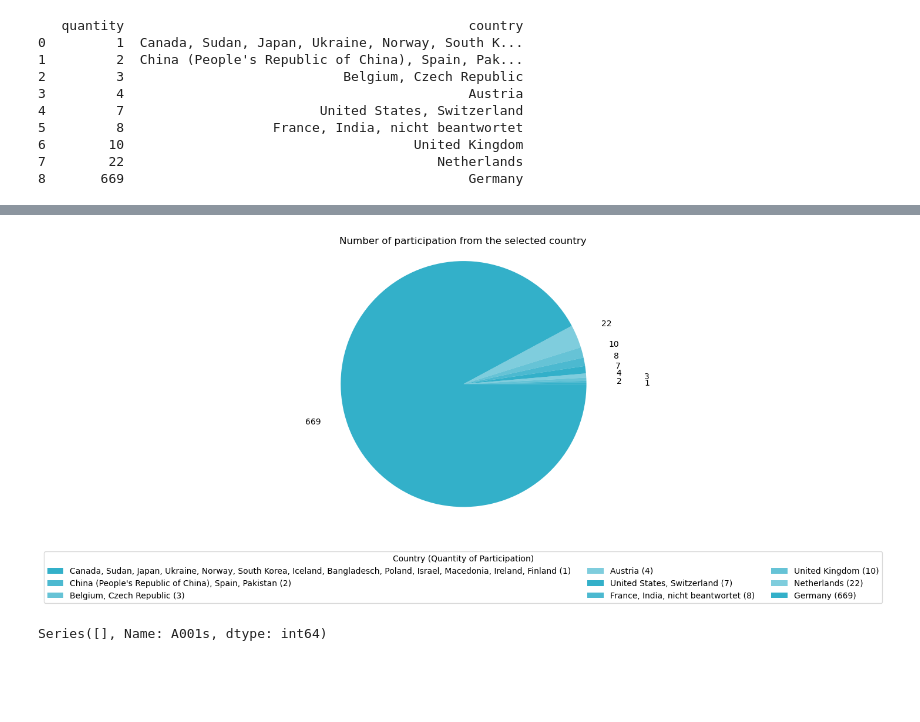
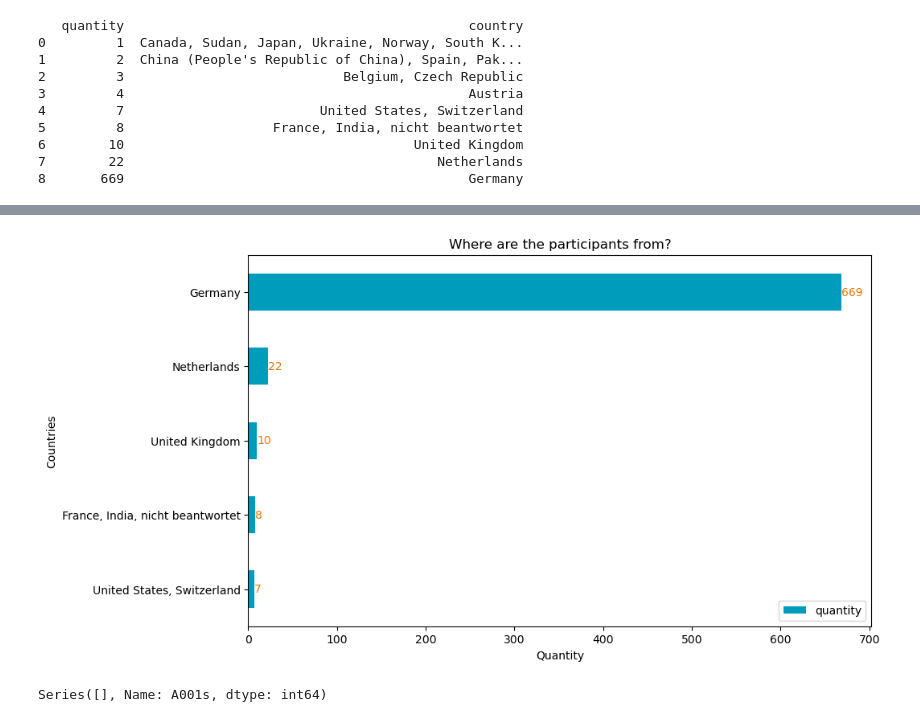
Before and after one commit to DanielaACUB/2022.2023_Data_Librarian_Daniela_Hausen, a Jupyter notebook: Modul_6/General Information - Auswertung der Community-Umfrage von NFDI4Chem (2023).ipynb, the cells around one changed output, grey strips where cells are left out. Saved outputs shown, nothing was run; the diff lists cells and outputs as text; code cells hidden in the pictures; blank space fills up the shorter version.

```diff
--- a/Modul_6/General Information - Auswertung der Community-Umfrage von NFDI4Chem (2023).ipynb
+++ b/Modul_6/General Information - Auswertung der Community-Umfrage von NFDI4Chem (2023).ipynb
@@ -435,38 +337,28 @@ plt.show()
-# %%
-# Tortendiagramm erstellen
-plt.figure(figsize=(8, 6))
-wedges, _, _ = plt.pie(grouped_df_A001['quantity'], colors=colorp,autopct='')
-
-# Beschriftung außerhalb des Kreises
-for i, (wedge, _) in enumerate(zip(wedges, _)):
-    angle = (wedge.theta2 - wedge.theta1) / 2.0 + wedge.theta1
-    radius = 1.15 * wedge.r
-    x = radius * np.cos(np.deg2rad(angle))
-    y = radius * np.sin(np.deg2rad(angle))
-
-    # Passe die Position der Werte mit den Indizes 0 und 2 an
-    if i in [0, 2]:
-        distance = 0.3
-    else:
-        distance = 0.1
-
-    dx = distance * radius * np.cos(np.deg2rad(angle))
-    dy = distance * radius * np.sin(np.deg2rad(angle))
-
-# Beschriftung außerhalb des Tortendiagramms
-    plt.annotate(str(grouped_df_A001['quantity'][i]), xy=(x, y), xytext=(x + dx, y + dy), ha='center', va='center')
-
-# Legende für die Beschriftungen unterhalb des Tortendiagramms
-legend_labels = [f"{country} ({quantity})" for country, quantity in zip(grouped_df_A001['country'], grouped_df_A001['quantity'])]
-plt.legend(legend_labels, title='Country (Quantity of Participation)', loc='upper center', bbox_to_anchor=(0.5, -0.1), ncol=3)
-
-plt.title('Number of participation from the selected country')
-plt.axis('equal')
-
-# Diagramm zeigen
-plt.show()
-# %% [output]
-[figure, removed]
+# %%
+# Zeilen mit einer Quantity von über 4 filtern
+grouped_df_A001_filter = grouped_df_A001[grouped_df_A001['quantity'] > 4]
+
+fig, ax = plt.subplots(figsize=(10, 6))  # Hier kannst du die Größe des Diagramms anpassen
+
+# Spalte "country" als Index setzen
+grouped_df_A001_filter.set_index('country', inplace=True)
+
+# Daten als horizontales Balkendiagramm plotten
+bars_A001 = grouped_df_A001_filter.plot.barh(ax=ax, color=petrol_rgb)
+
+# absoluten Werte in die Balken einfügen
+for bar in bars_A001.patches:
+    ax.text(bar.get_width(), bar.get_y() + bar.get_height() / 2, int(bar.get_width()),
+            va='center', ha='left', color=orange_rgb)
+
+plt.xlabel('Quantity')
+plt.ylabel('Countries')
+plt.title('Where are the participants from?')
+
+# Diagramm anzeigen
+plt.show()
+# %% [output]
+[figure, added]
 # %%
 # Freitextantworten zur Frage anzeigen ->Spalte A001s
 df_cleanquest_2023["A001s"].value_counts()
```
Also changed, not shown: parts of 43 cells of this notebook, 2 other files.
